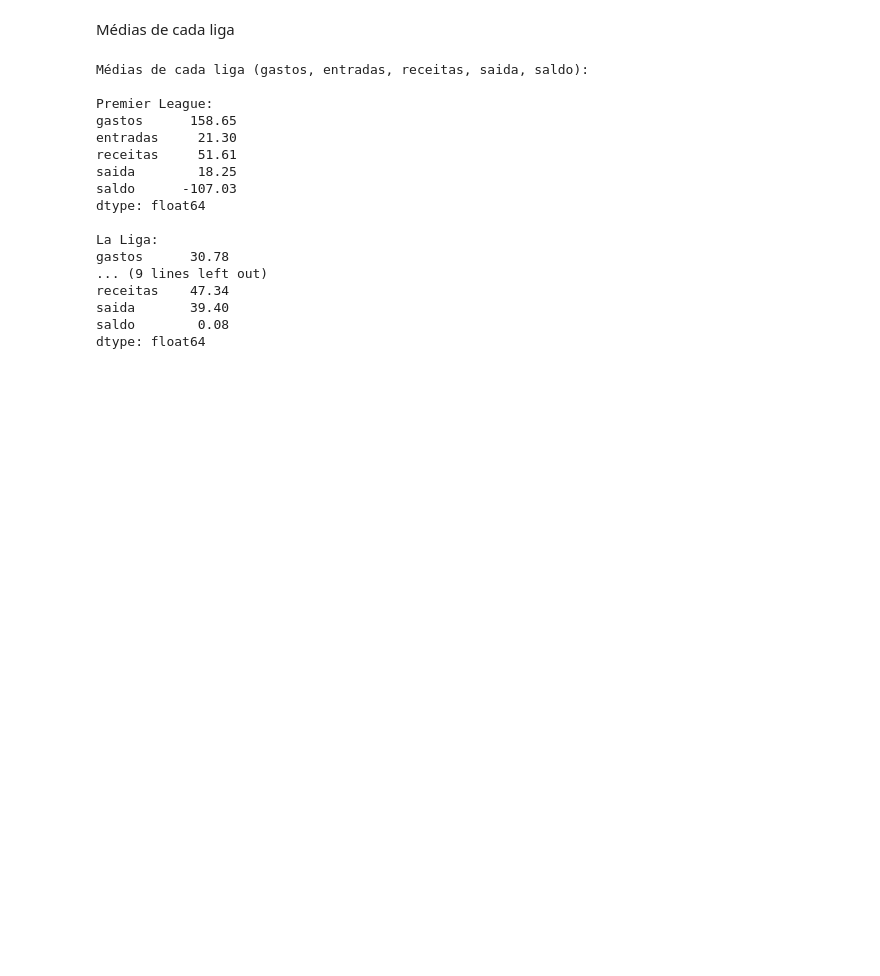
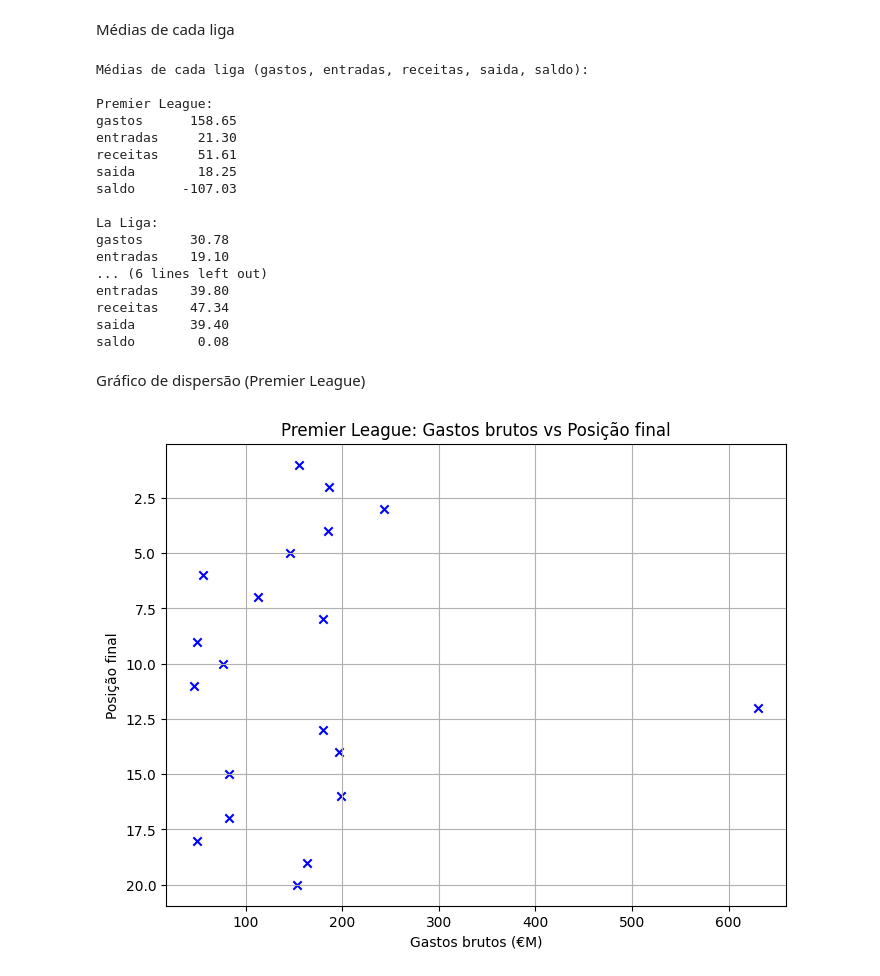
Before and after one commit to Noniskin/Projeto-Dirigido, a Jupyter notebook: Projeto_Dirigido.ipynb, the cells around one changed output. Cells and saved outputs as stored; diff of their text form; code cells hidden in the pictures; blank space fills up the shorter version.

```diff
--- a/Projeto_Dirigido.ipynb
+++ b/Projeto_Dirigido.ipynb
@@ -284,13 +284,13 @@ Médias de cada liga
 print("Médias de cada liga (gastos, entradas, receitas, saida, saldo):")
 
 print("\nPremier League:")
-print(df_Premier[['gastos', 'entradas', 'receitas', 'saida', 'saldo']].mean().round(2))
+print(df_Premier[['gastos', 'entradas', 'receitas', 'saida', 'saldo']].mean().round(2).to_string(dtype=False))
 
 print("\nLa Liga:")
-print(df_Liga[['gastos', 'entradas', 'receitas', 'saida', 'saldo']].mean().round(2))
+print(df_Liga[['gastos', 'entradas', 'receitas', 'saida', 'saldo']].mean().round(2).to_string(dtype=False))
 
 print("\nSerie A:")
-print(df_Serie[['gastos', 'entradas', 'receitas', 'saida', 'saldo']].mean().round(2))
+print(df_Serie[['gastos', 'entradas', 'receitas', 'saida', 'saldo']].mean().round(2).to_string(dtype=False))
 # %% [output]
 Médias de cada liga (gastos, entradas, receitas, saida, saldo):
 
@@ -300,12 +300,36 @@ entradas     21.30
 receitas     51.61
 saida        18.25
 saldo      -107.03
-dtype: float64
 
 La Liga:
 gastos      30.78
-... (9 lines left out)
+entradas    19.10
+... (6 lines left out)
+entradas    39.80
 receitas    47.34
 saida       39.40
 saldo        0.08
-dtype: float64
+# %% [markdown]
+Gráfico de dispersão (Premier League)
+# %%
+import matplotlib.pyplot as plt
+
+posicoes_premier = [
+    1, 2, 3, 4, 5, 6, 7, 8, 9, 10,
+    11, 12, 13, 14, 15, 16, 17, 18, 19, 20
+]
+gastos_premier = [
+    155, 186.4, 243.28, 185, 145.8, 55.7, 113, 179.9, 49.25, 76.1,
+    46.6, 630.25, 179.51, 196.6, 83.1, 198.35, 83.07, 49, 163.89, 153.11
+]
+
+plt.figure(figsize=(8, 6))
+plt.scatter(gastos_premier, posicoes_premier, color='blue', marker='x')
+plt.gca().invert_yaxis()
+plt.title("Premier League: Gastos brutos vs Posição final")
+plt.xlabel("Gastos brutos (€M)")
+plt.ylabel("Posição final")
+plt.grid(True)
+plt.show()
+# %% [output]
+[figure, added]
```
Also changed, not shown: parts of 4 cells of this notebook.
